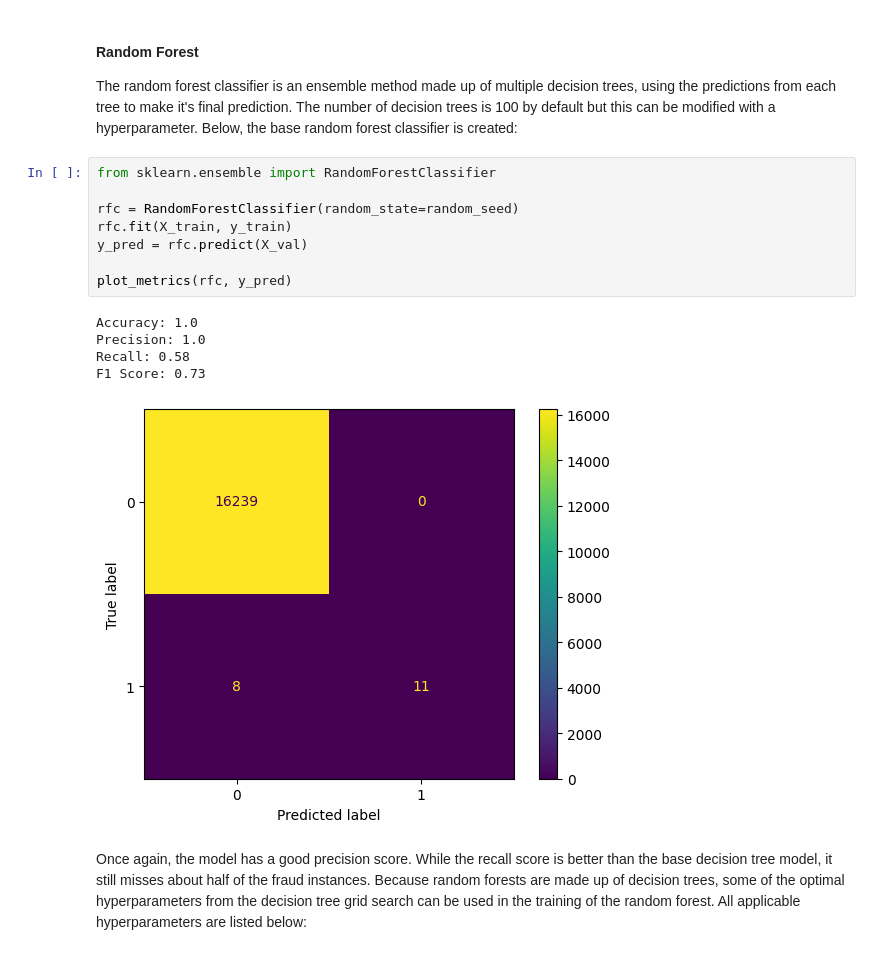
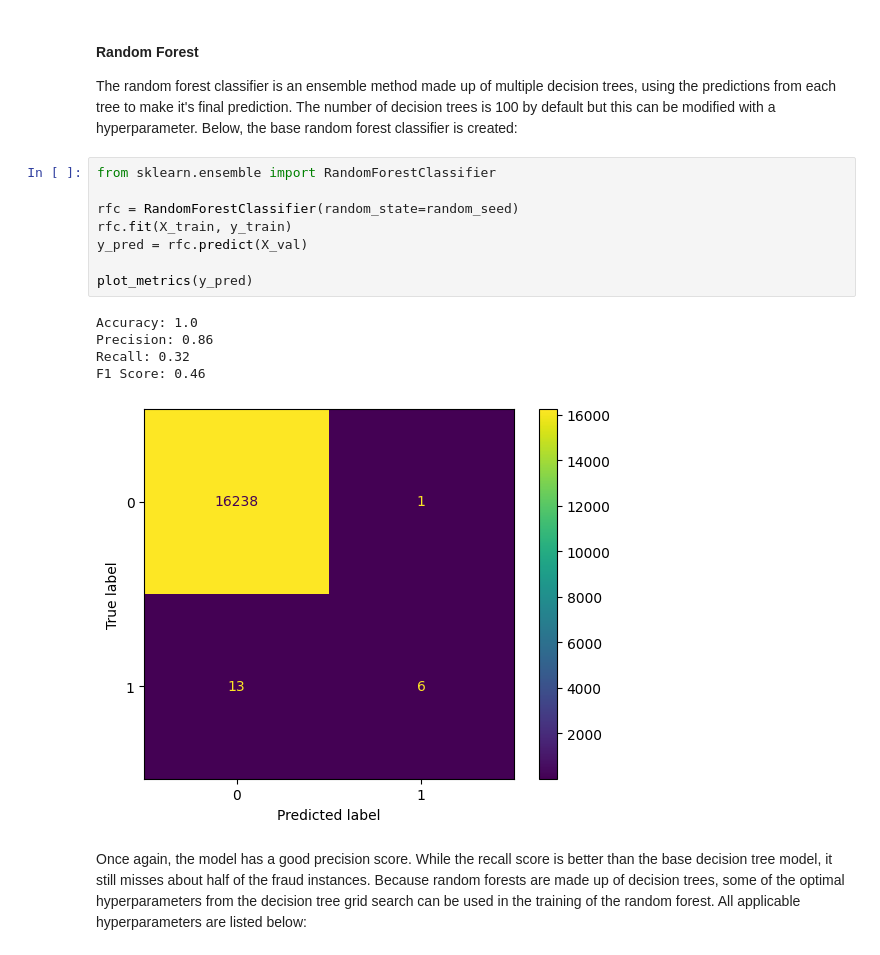
Before and after one commit to noahfrank0001/BankFraudDetection, a Jupyter notebook: analysis.ipynb, the cells around one changed output. Saved outputs shown, nothing was run; the diff lists cells and outputs as text.

```diff
--- a/analysis.ipynb
+++ b/analysis.ipynb
@@ -375,17 +375,17 @@ The random forest classifier is an ensemble method made up of multiple decision
 # %%
 from sklearn.ensemble import RandomForestClassifier
 
 rfc = RandomForestClassifier(random_state=random_seed)
 rfc.fit(X_train, y_train)
 y_pred = rfc.predict(X_val)
 
-plot_metrics(rfc, y_pred)
+plot_metrics(y_pred)
 # %% [output]
 Accuracy: 1.0
-Precision: 1.0
-Recall: 0.58
-F1 Score: 0.73
+Precision: 0.86
+Recall: 0.32
+F1 Score: 0.46
-[figure, old version]
+[figure, new version]
 # %% [markdown]
 Once again, the model has a good precision score. While the recall score is better than the base decision tree model, it still misses about half of the fraud instances. Because random forests are made up of decision trees, some of the optimal hyperparameters from the decision tree grid search can be used in the training of the random forest. All applicable hyperparameters are listed below:
 # %%
```
Also changed, not shown: parts of 27 cells of this notebook.
